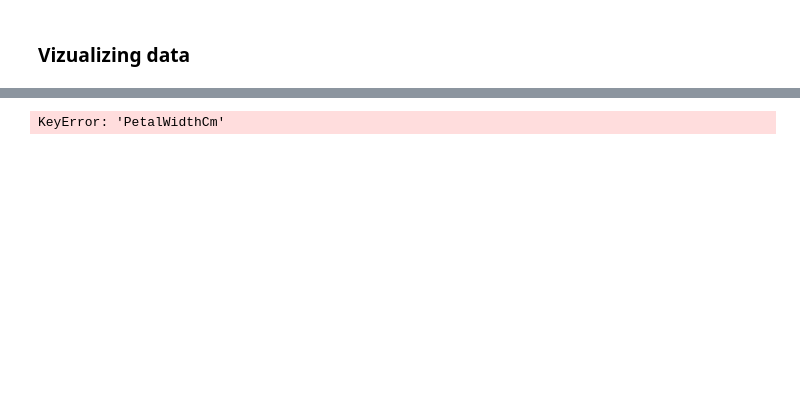
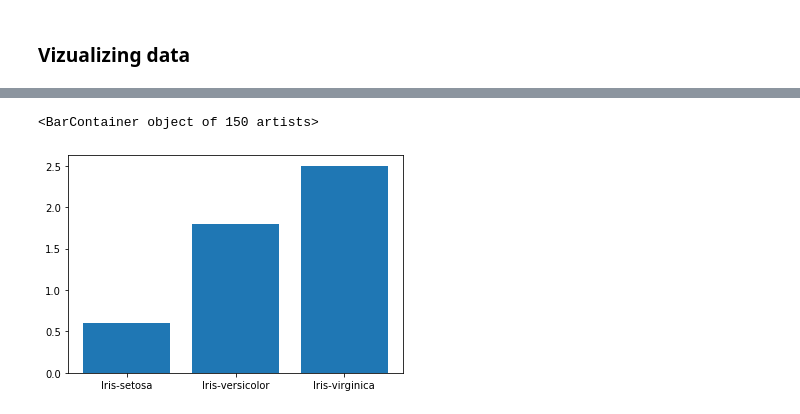
Before and after one commit to saiswaroop5225/Classification-of-flower-using-machine-learning, a Jupyter notebook: Machine Learning Project/classification of flower using machine learning.ipynb, the cells around one changed output, grey strips where cells are left out. Drawn from its saved outputs; the diff is of its cells as text; code cells hidden in the pictures; blank space fills up the shorter version.

```diff
--- a/Machine Learning Project/classification of flower using machine learning.ipynb
+++ b/Machine Learning Project/classification of flower using machine learning.ipynb
@@ -75,3 +91,5 @@ iris
 # %% [markdown]
 ### Vizualizing data
+# %%
+iris.rename(columns={'SepalLengthCm':'SepalLength','SepalWidthCm':'SepalWidth','PetalLengthCm':'PetalLength','PetalWidthCm':'PetalWidth'},inplace=True)
 # %%
@@ -83,7 +101,8 @@ px.scatter(iris,x='Species',y='PetalLength',size='PetalLength',color='PetalLengt
 # %% [output]
 [interactive output not drawn]
 # %%
-plt.bar(iris['Species'],iris['PetalWidthCm'])
+plt.bar(iris['Species'],iris['PetalWidth'])
 # %% [output]
-KeyError: 'PetalWidthCm'
+<BarContainer object of 150 artists>
+[figure, added]
 # %%
```
Also changed, not shown: parts of 66 cells of this notebook.
